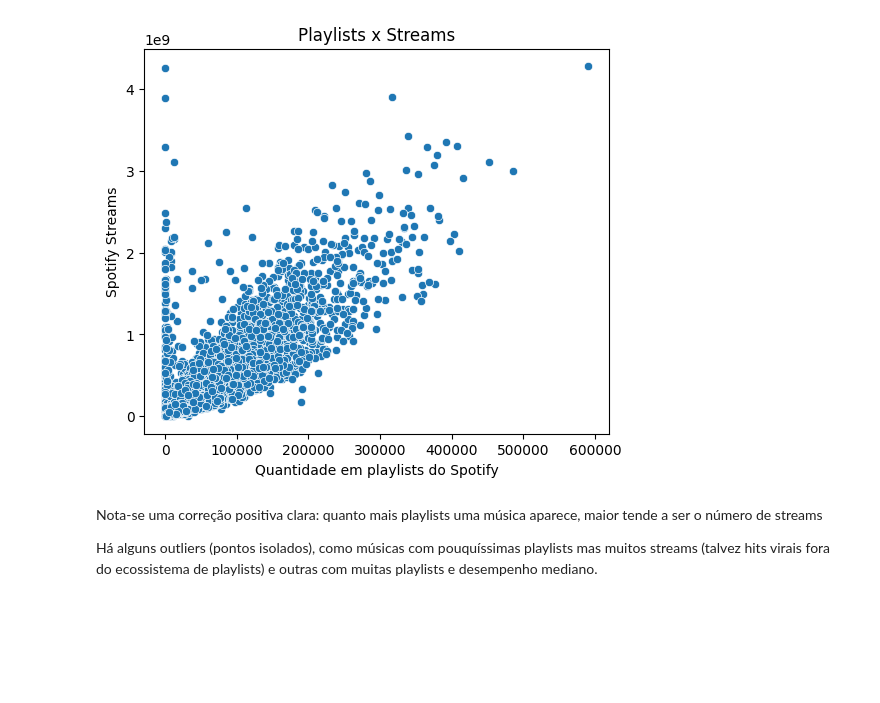
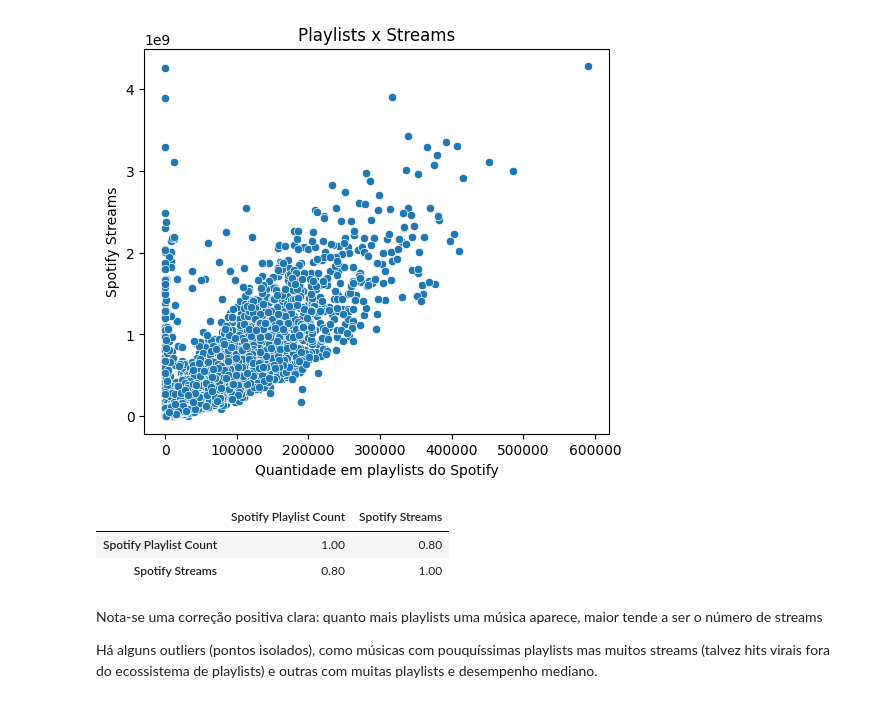
Before and after one commit to MizunoYudi/AD-Musicas-Mais-Tocadas, a Jupyter notebook: projeto.ipynb, the cells around one changed output. Saved outputs shown, nothing was run; the diff lists cells and outputs as text; code cells hidden in the pictures; blank space fills up the shorter version.

```diff
--- a/projeto.ipynb
+++ b/projeto.ipynb
@@ -593,6 +556,12 @@ plt.ylabel('Spotify Streams')
 plt.show()
 # %% [output]
 [figure]
+# %%
+df_musicas[['Spotify Playlist Count', 'Spotify Streams']].corr()
+# %% [output]
+|  | Spotify Playlist Count | Spotify Streams |
+| Spotify Playlist Count | 1.00 | 0.80 |
+| Spotify Streams | 0.80 | 1.00 |
 # %% [markdown]
 Nota-se uma correção positiva clara: quanto mais playlists uma música aparece, maior tende a ser o número de streams
 
```
Also changed, not shown: parts of 57 cells of this notebook.
